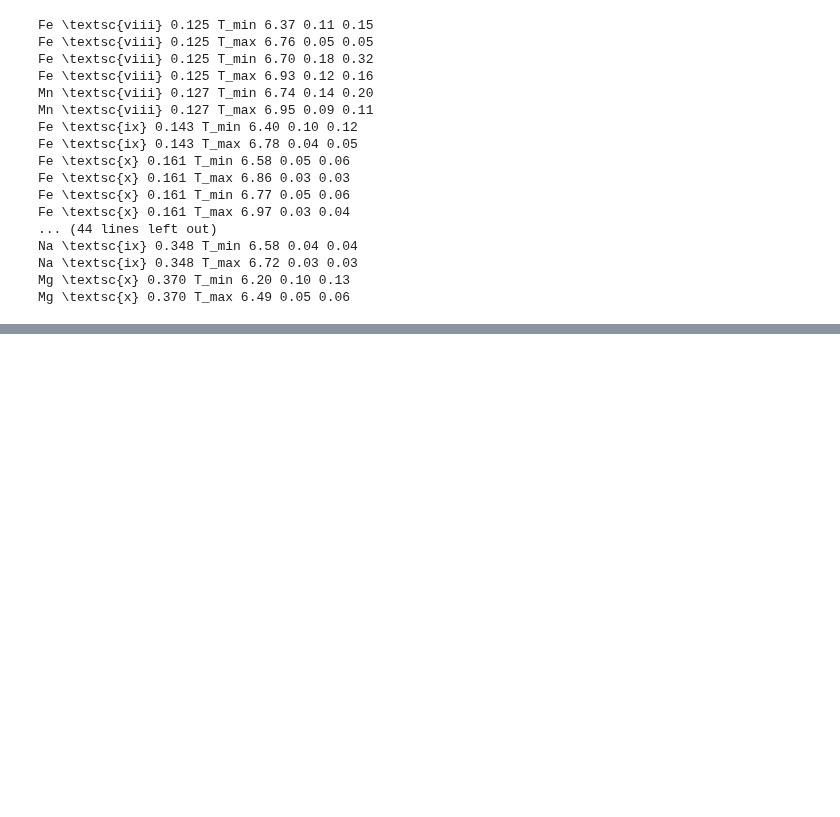
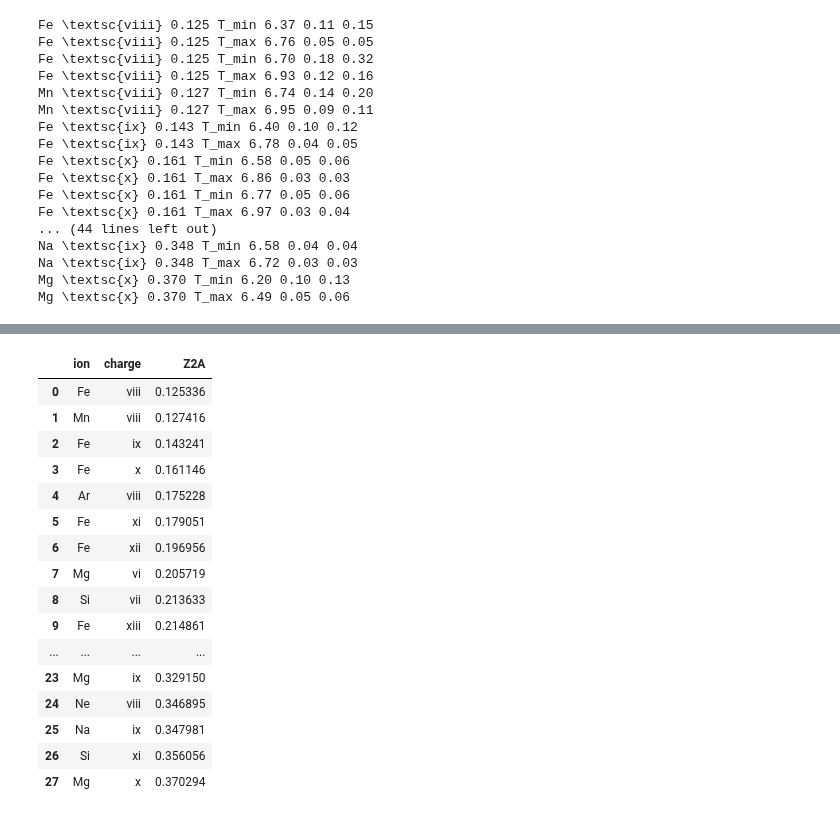
Before and after one commit to yjzhu-solar/EIS_SUMER_PCH_Ti, a Jupyter notebook: ipynb/paper/temp_diag_v2_cross.ipynb, the cells around one changed output, grey strips where cells are left out. Drawn from its saved outputs; the diff is of its cells as text; code cells hidden in the pictures; blank space fills up the shorter version.

```diff
--- a/ipynb/paper/temp_diag_v2_cross.ipynb
+++ b/ipynb/paper/temp_diag_v2_cross.ipynb
@@ -290,0 +330,25 @@ Mg \textsc{x} 0.370 T_max 6.49 0.05 0.06
+# %%
+df_ion_this = df[["ion","charge","Z2A"]]
+df_ion_landi = df_landi[["ion","charge","Z2A"]]
+df_ion_dolla = df_dolla[["ion","charge","Z2A"]]
+df_ion = pd.concat([df_ion_this,df_ion_landi,df_ion_dolla],ignore_index=True)
+df_ion = df_ion.drop_duplicates(subset=("ion","charge")).sort_values("Z2A").reset_index(drop=True)
+df_ion
+# %% [output]
+|  | ion | charge | Z2A |
+| 0 | Fe | viii | 0.125336 |
+| 1 | Mn | viii | 0.127416 |
+| 2 | Fe | ix | 0.143241 |
+| 3 | Fe | x | 0.161146 |
+| 4 | Ar | viii | 0.175228 |
+| 5 | Fe | xi | 0.179051 |
+| 6 | Fe | xii | 0.196956 |
+| 7 | Mg | vi | 0.205719 |
+| 8 | Si | vii | 0.213633 |
+| 9 | Fe | xiii | 0.214861 |
+| ... | ... | ... | ... |
+| 23 | Mg | ix | 0.329150 |
+| 24 | Ne | viii | 0.346895 |
+| 25 | Na | ix | 0.347981 |
+| 26 | Si | xi | 0.356056 |
+| 27 | Mg | x | 0.370294 |
```
Also changed, not shown: parts of 4 cells of this notebook, 16 other files.
